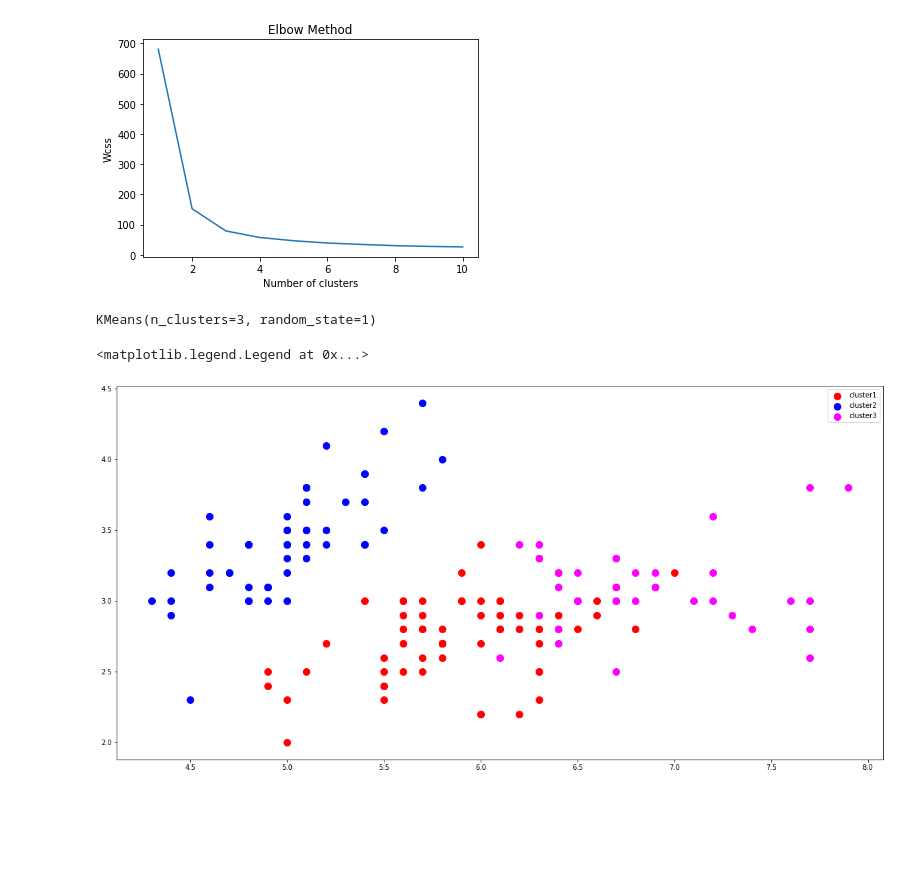
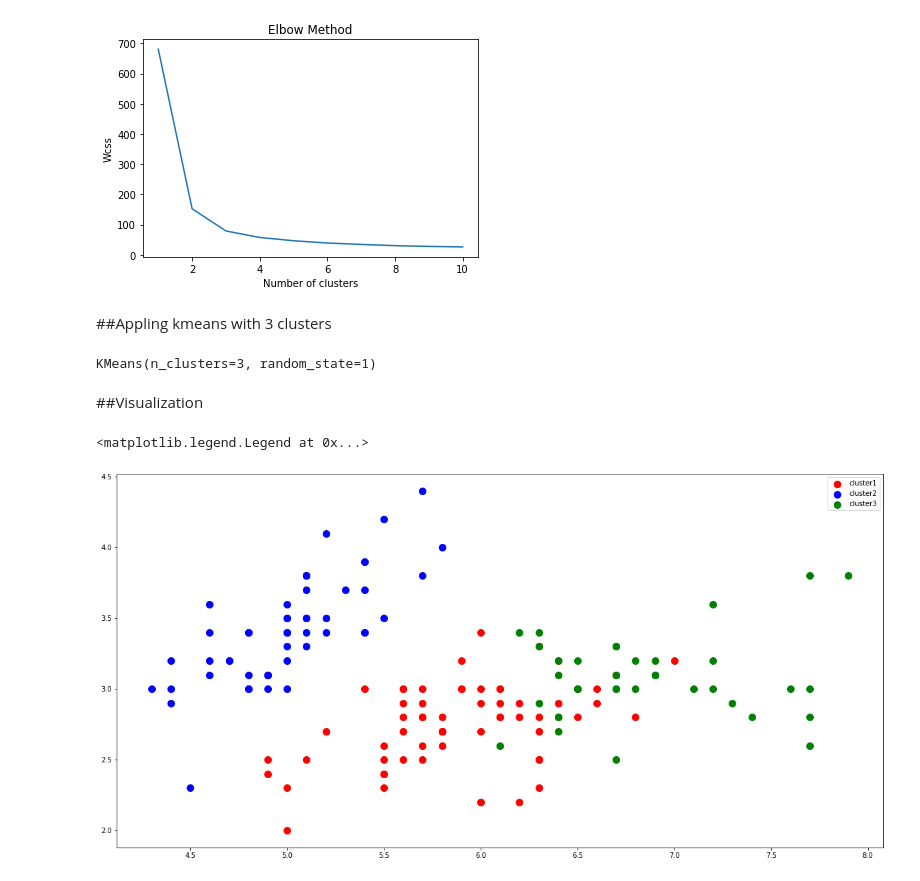
Before and after one commit to Ahmed-Shatla/K-means_iris_dataset-The-Sparks-Foundation-Task2-, a Jupyter notebook: K-means_iris_dataset(The Sparks Foundation task2) .ipynb, the cells around one changed output. Saved outputs shown, nothing was run; the diff lists cells and outputs as text; code cells hidden in the pictures; blank space fills up the shorter version.

```diff
--- a/K-means_iris_dataset(The Sparks Foundation task2) .ipynb
+++ b/K-means_iris_dataset(The Sparks Foundation task2) .ipynb
@@ -55,3 +42,5 @@ plt.show()
+# %% [markdown]
+##Appling kmeans with 3 clusters
 # %%
 model = KMeans(n_clusters=3,init='k-means++',random_state=1)
 model.fit(X)
@@ -59,14 +48,16 @@ model.fit(X)
 KMeans(n_clusters=3, random_state=1)
 # %%
 y_pred = model.fit_predict(X)
+# %% [markdown]
+##Visualization
 # %%
 plt.figure(figsize=(20,10))
 plt.scatter(X[y_pred==0,0],X[y_pred==0,1],s=100,c='red',label='cluster1')
 plt.scatter(X[y_pred==1,0],X[y_pred==1,1],s=100,c='blue',label='cluster2')
-plt.scatter(X[y_pred==2,0],X[y_pred==2,1],s=100,c='magenta',label='cluster3')
+plt.scatter(X[y_pred==2,0],X[y_pred==2,1],s=100,c='green',label='cluster3')
 
 
 plt.legend()
 # %% [output]
 <matplotlib.legend.Legend at 0x...>
-[figure, old version]
+[figure, new version]
```
Also changed, not shown: parts of 12 cells of this notebook.
